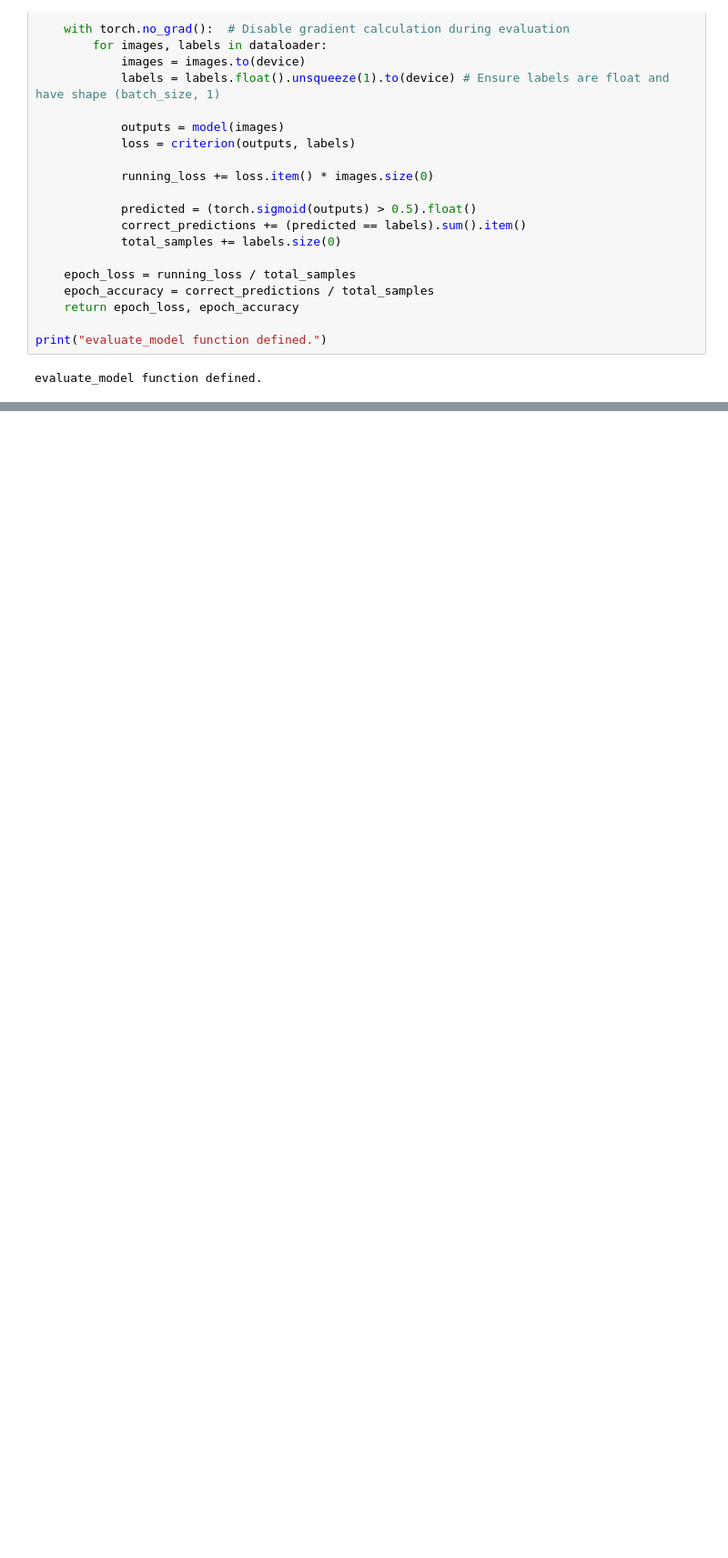
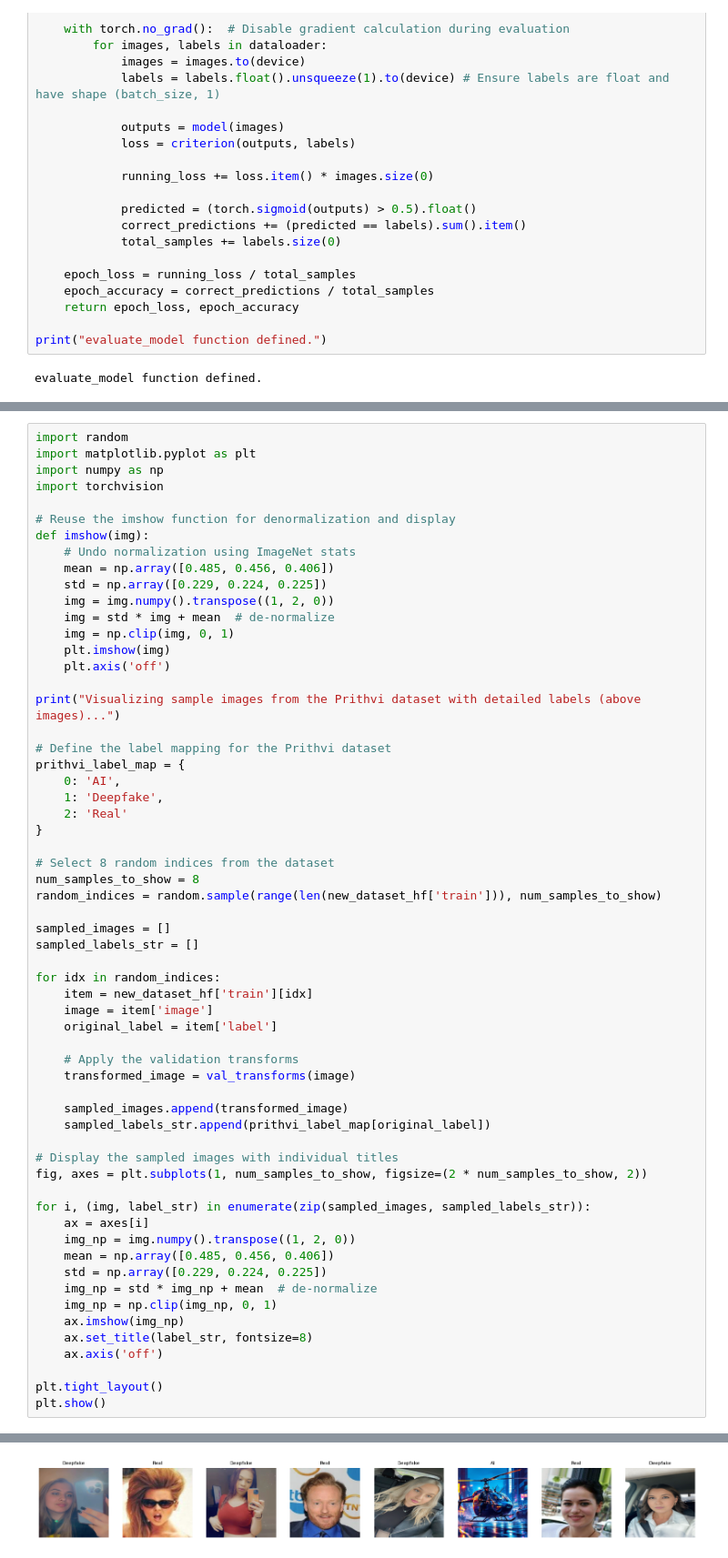
Before and after one commit to marstonsward/AAI-521-Computer-Vision-Image-Classification-Project, a Jupyter notebook: 01_data_preparation_clean.ipynb, the cells around one changed output, grey strips where cells are left out. Shown at 91% size. Saved outputs shown, nothing was run; the diff lists cells and outputs as text; blank space fills up the shorter version.

```diff
--- a/01_data_preparation_clean.ipynb
+++ b/01_data_preparation_clean.ipynb
@@ -525,0 +609,61 @@ The training loop has completed, and the training and validation losses and accu
+# %%
+import random
+import matplotlib.pyplot as plt
+import numpy as np
+import torchvision
+
+# Reuse the imshow function for denormalization and display
+def imshow(img):
+    # Undo normalization using ImageNet stats
+    mean = np.array([0.485, 0.456, 0.406])
+    std = np.array([0.229, 0.224, 0.225])
+    img = img.numpy().transpose((1, 2, 0))
+    img = std * img + mean  # de-normalize
+    img = np.clip(img, 0, 1)
+    plt.imshow(img)
+    plt.axis('off')
+
+print("Visualizing sample images from the Prithvi dataset with detailed labels (above images)...")
+
+# Define the label mapping for the Prithvi dataset
+prithvi_label_map = {
+    0: 'AI',
+    1: 'Deepfake',
+    2: 'Real'
+}
+
+# Select 8 random indices from the dataset
+num_samples_to_show = 8
+random_indices = random.sample(range(len(new_dataset_hf['train'])), num_samples_to_show)
+
+sampled_images = []
+sampled_labels_str = []
+
+for idx in random_indices:
+    item = new_dataset_hf['train'][idx]
+    image = item['image']
+    original_label = item['label']
+
+    # Apply the validation transforms
+    transformed_image = val_transforms(image)
+
+    sampled_images.append(transformed_image)
+    sampled_labels_str.append(prithvi_label_map[original_label])
+
+# Display the sampled images with individual titles
+fig, axes = plt.subplots(1, num_samples_to_show, figsize=(2 * num_samples_to_show, 2))
+
+for i, (img, label_str) in enumerate(zip(sampled_images, sampled_labels_str)):
+    ax = axes[i]
+    img_np = img.numpy().transpose((1, 2, 0))
+    mean = np.array([0.485, 0.456, 0.406])
+    std = np.array([0.229, 0.224, 0.225])
+    img_np = std * img_np + mean  # de-normalize
+    img_np = np.clip(img_np, 0, 1)
+    ax.imshow(img_np)
+    ax.set_title(label_str, fontsize=8)
+    ax.axis('off')
+
+plt.tight_layout()
+plt.show()
+# %% [output]
@@ -526,3 +671,4 @@ The training loop has completed, and the training and validation losses and accu
+[figure, added]
 # %%
 import matplotlib.pyplot as plt
 
```
Also changed, not shown: parts of 25 cells of this notebook.
